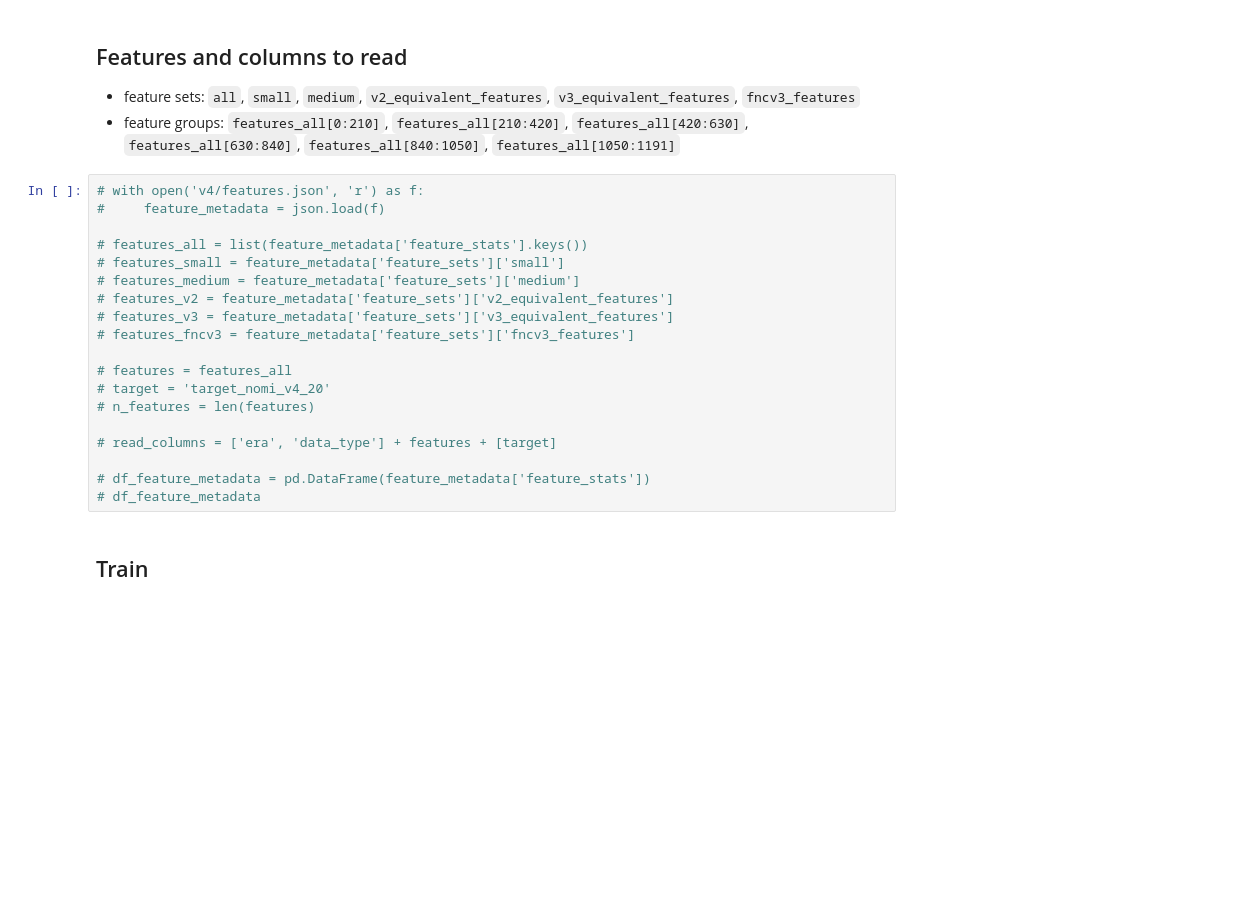
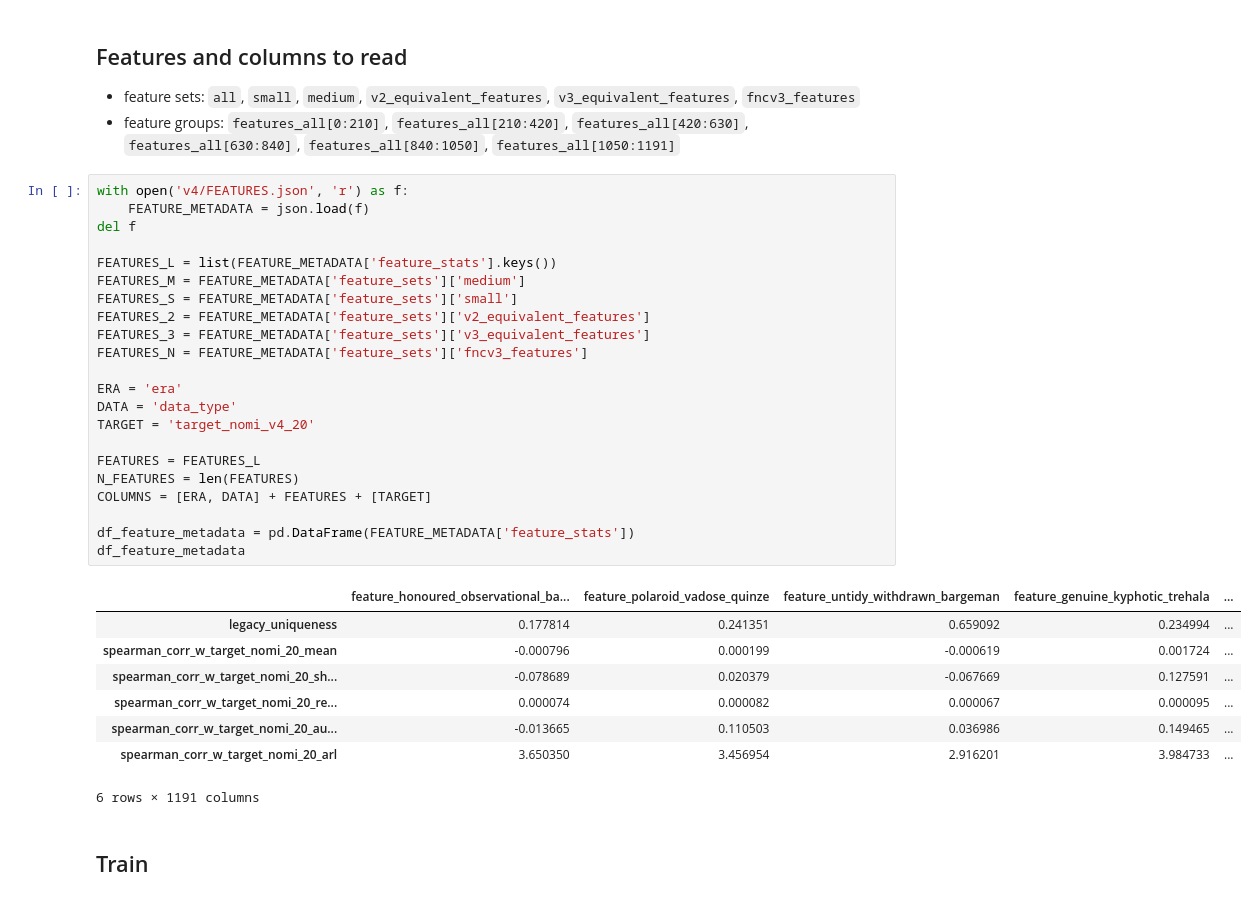
Before and after one commit to miguelbper/numerai-model, a Jupyter notebook: numerai.ipynb, the cells around one changed output. Drawn from its saved outputs; the diff is of its cells as text; blank space fills up the shorter version.

```diff
--- a/numerai.ipynb
+++ b/numerai.ipynb
@@ -55,24 +59,36 @@ napi.download_dataset('v4/live_int8.parquet', f'v4/live_int8_{current_round}.par
 - feature sets: `all`, `small`, `medium`, `v2_equivalent_features`, `v3_equivalent_features`, `fncv3_features`
 - feature groups: `features_all[0:210]`, `features_all[210:420]`, `features_all[420:630]`, `features_all[630:840]`, `features_all[840:1050]`, `features_all[1050:1191]`
 # %%
-# with open('v4/features.json', 'r') as f:
-#     feature_metadata = json.load(f)
+with open('v4/FEATURES.json', 'r') as f:
+    FEATURE_METADATA = json.load(f)
+del f
 
-# features_all = list(feature_metadata['feature_stats'].keys())
-# features_small = feature_metadata['feature_sets']['small']
-# features_medium = feature_metadata['feature_sets']['medium']
-# features_v2 = feature_metadata['feature_sets']['v2_equivalent_features']
-# features_v3 = feature_metadata['feature_sets']['v3_equivalent_features']
-# features_fncv3 = feature_metadata['feature_sets']['fncv3_features']
+FEATURES_L = list(FEATURE_METADATA['feature_stats'].keys())
+FEATURES_M = FEATURE_METADATA['feature_sets']['medium']
+FEATURES_S = FEATURE_METADATA['feature_sets']['small']
+FEATURES_2 = FEATURE_METADATA['feature_sets']['v2_equivalent_features']
+FEATURES_3 = FEATURE_METADATA['feature_sets']['v3_equivalent_features']
+FEATURES_N = FEATURE_METADATA['feature_sets']['fncv3_features']
 
-# features = features_all
-# target = 'target_nomi_v4_20'
-# n_features = len(features)
+ERA = 'era'
+DATA = 'data_type'
+TARGET = 'target_nomi_v4_20'
 
-# read_columns = ['era', 'data_type'] + features + [target]
+FEATURES = FEATURES_L
+N_FEATURES = len(FEATURES)
+COLUMNS = [ERA, DATA] + FEATURES + [TARGET]
 
-# df_feature_metadata = pd.DataFrame(feature_metadata['feature_stats'])
-# df_feature_metadata
+df_feature_metadata = pd.DataFrame(FEATURE_METADATA['feature_stats'])
+df_feature_metadata
+# %% [output]
+|  | feature_honoured_observational_ba... | feature_polaroid_vadose_quinze | feature_untidy_withdrawn_bargeman | feature_genuine_kyphotic_trehala | ... |
+| legacy_uniqueness | 0.177814 | 0.241351 | 0.659092 | 0.234994 | ... |
+| spearman_corr_w_target_nomi_20_mean | -0.000796 | 0.000199 | -0.000619 | 0.001724 | ... |
+| spearman_corr_w_target_nomi_20_sh... | -0.078689 | 0.020379 | -0.067669 | 0.127591 | ... |
+| spearman_corr_w_target_nomi_20_re... | 0.000074 | 0.000082 | 0.000067 | 0.000095 | ... |
+| spearman_corr_w_target_nomi_20_au... | -0.013665 | 0.110503 | 0.036986 | 0.149465 | ... |
+| spearman_corr_w_target_nomi_20_arl | 3.650350 | 3.456954 | 2.916201 | 3.984733 | ... |
+6 rows × 1191 columns
 # %% [markdown]
 ## Train
 # %%
```
Also changed, not shown: parts of 46 cells of this notebook, 6 other files.
